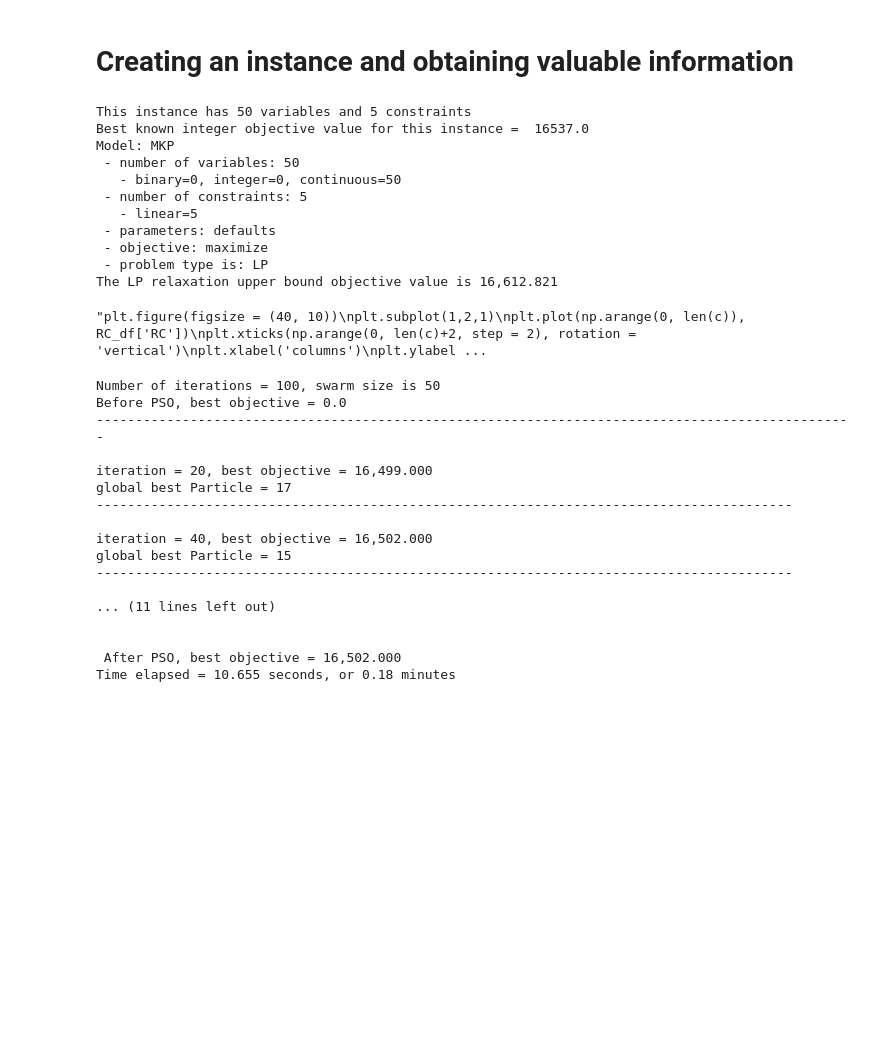
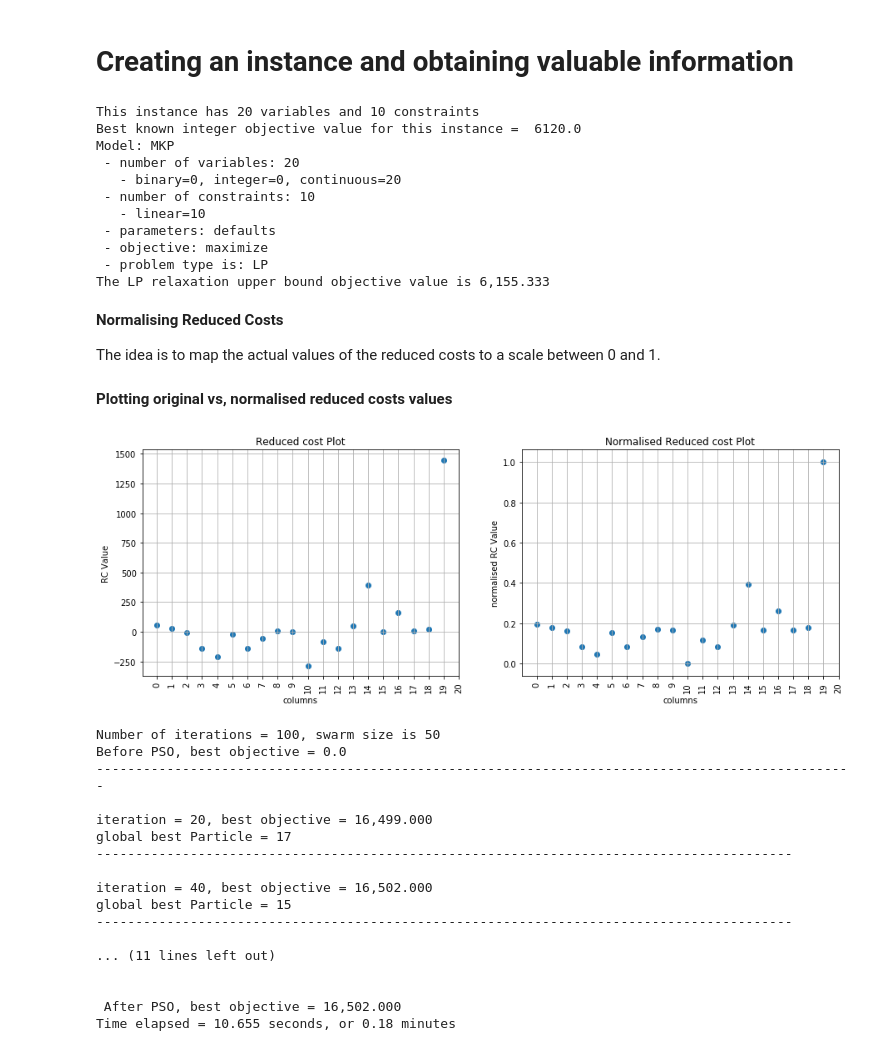
Before and after one commit to AghaMS/BPSO_MKP, a Jupyter notebook: MKNAP - PSO - Publish version 2.0.ipynb, the cells around one changed output. Drawn from its saved outputs; the diff is of its cells as text; code cells hidden in the pictures; blank space fills up the shorter version.

Commit message:
Update MKNAP - PSO - Publish version 2.0.ipynb
Explaining the RC normalisation and plotting the original vs normalised values.

```diff
--- a/MKNAP - PSO - Publish version 2.0.ipynb
+++ b/MKNAP - PSO - Publish version 2.0.ipynb
@@ -588,19 +590,19 @@ def build_solution(numIterations, max_velocity, min_velocity, swarm_size, dim, k
 # %% [markdown]
 # Creating an instance and obtaining valuable information
 # %%
-mknap01 = Mkp('mknap01_7.txt')
+mknap01 = Mkp('mknap01_4.txt')
 # %% [output]
-This instance has 50 variables and 5 constraints
-Best known integer objective value for this instance =  16537.0
+This instance has 20 variables and 10 constraints
+Best known integer objective value for this instance =  6120.0
 Model: MKP
- - number of variables: 50
-   - binary=0, integer=0, continuous=50
- - number of constraints: 5
-   - linear=5
+ - number of variables: 20
+   - binary=0, integer=0, continuous=20
+ - number of constraints: 10
+   - linear=10
  - parameters: defaults
  - objective: maximize
  - problem type is: LP
-The LP relaxation upper bound objective value is 16,612.821
+The LP relaxation upper bound objective value is 6,155.333
 # %%
 c, A, b, ObjVal, RC, y = mknap01.unpack()
 Ua = mknap01.getUtilities() # utility values of columns
@@ -610,19 +610,30 @@ import matplotlib.pyplot as plt
+# %% [markdown]
+**Normalising Reduced Costs**
+
+The idea is to map the actual values of the reduced costs to a scale between 0 and 1.
+# %%
+RC_df = pd.DataFrame({'RC': RC})
+norm_RC = pd.DataFrame({'RC_norm': norm_RC})
+# %% [markdown]
+**Plotting original vs, normalised reduced costs values**
 # %%
-'''plt.figure(figsize = (40, 10))
+plt.figure(figsize = (15, 5))
 plt.subplot(1,2,1)
-plt.plot(np.arange(0, len(c)), RC_df['RC'])
-plt.xticks(np.arange(0, len(c)+2, step = 2), rotation = 'vertical')
+plt.scatter(np.arange(0, len(c)), RC_df['RC'])
+plt.xticks(np.arange(0, len(c) + 1, step = 1), rotation = 'vertical')
 plt.xlabel('columns')
 plt.ylabel('RC Value')
+plt.grid()
 plt.title('Reduced cost Plot')
 plt.subplot(1,2,2)
-plt.plot(np.arange(0, len(c)), RC_norm['RC'])
-plt.xticks(np.arange(0, len(c)+2, step = 2), rotation = 'vertical')
+plt.scatter(np.arange(0, len(c)), norm_RC['RC_norm'])
+plt.xticks(np.arange(0, len(c) + 1, step = 1), rotation = 'vertical')
 plt.xlabel('columns')
-plt.ylabel('RC Value normalised')
-plt.title('Normalised Reduced cost Plot');'''
+plt.ylabel('normalised RC Value')
+plt.title('Normalised Reduced cost Plot')
+plt.grid()
 # %% [output]
-"plt.figure(figsize = (40, 10))\nplt.subplot(1,2,1)\nplt.plot(np.arange(0, len(c)), RC_df['RC'])\nplt.xticks(np.arange(0, len(c)+2, step = 2), rotation = 'vertical')\nplt.xlabel('columns')\nplt.ylabel ...
+[figure, added]
 # %%
 history = build_solution(numIterations = 101, max_velocity = 10, min_velocity = -10, swarm_size = len(c), dim = len(c), k_max = 10)
 # %% [output]
```
Also changed, not shown: parts of 3 cells of this notebook.
